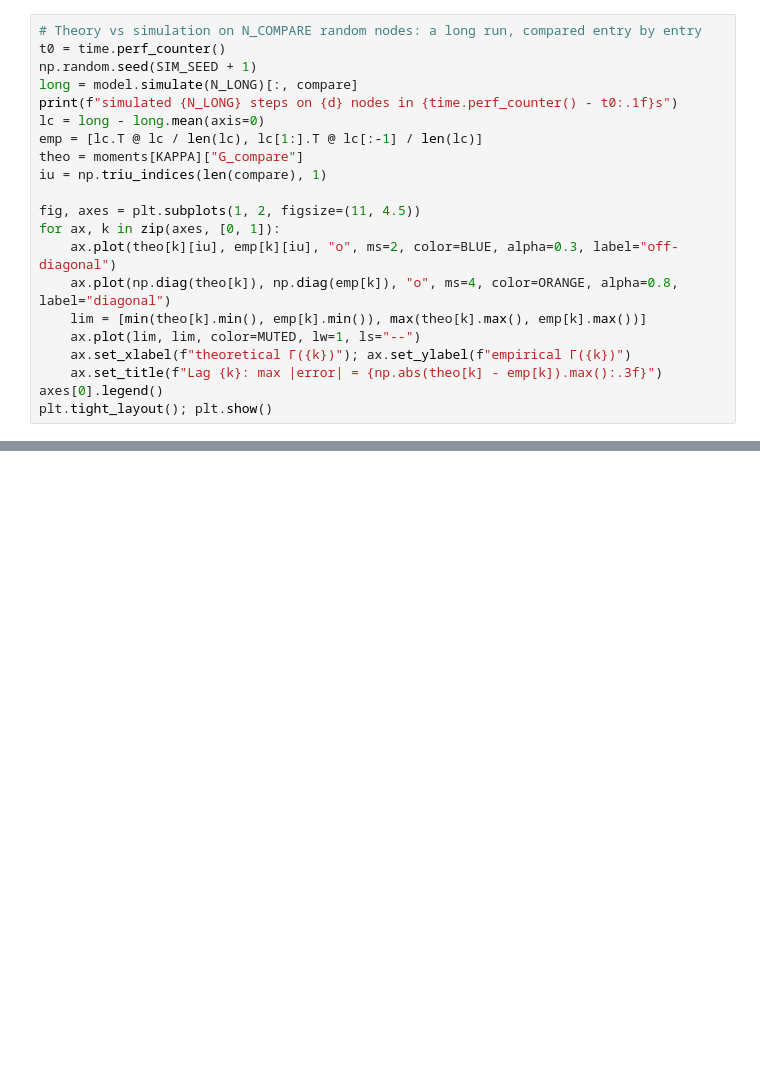
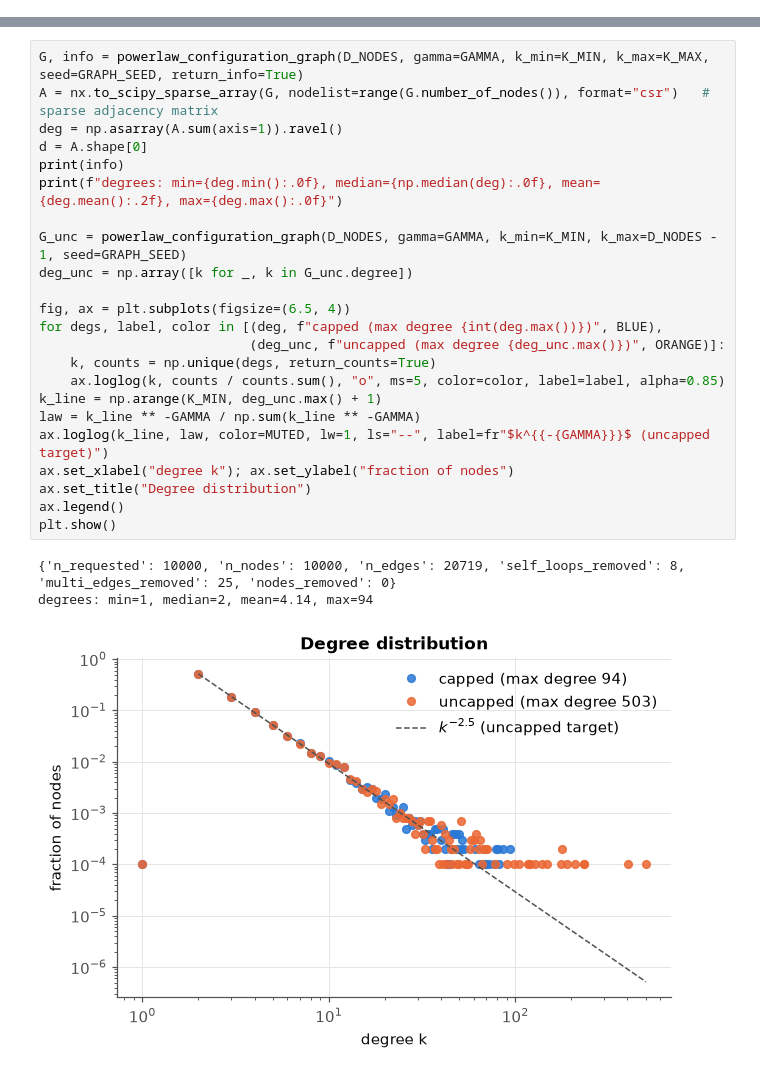
Before and after one commit to LorenzoFerri01/GNAR-Python, a Jupyter notebook: examples/kappa_gnar.ipynb, the cells around one changed output, grey strips where cells are left out. Drawn from its saved outputs; the diff is of its cells as text; blank space fills up the shorter version.

```diff
--- a/examples/kappa_gnar.ipynb
+++ b/examples/kappa_gnar.ipynb
@@ -418,21 +0,0 @@ BFS from 300 sources: 0.25s
-# %%
-# Theory vs simulation on N_COMPARE random nodes: a long run, compared entry by entry
-t0 = time.perf_counter()
-np.random.seed(SIM_SEED + 1)
-long = model.simulate(N_LONG)[:, compare]
-print(f"simulated {N_LONG} steps on {d} nodes in {time.perf_counter() - t0:.1f}s")
-lc = long - long.mean(axis=0)
-emp = [lc.T @ lc / len(lc), lc[1:].T @ lc[:-1] / len(lc)]
-theo = moments[KAPPA]["G_compare"]
-iu = np.triu_indices(len(compare), 1)
-
-fig, axes = plt.subplots(1, 2, figsize=(11, 4.5))
-for ax, k in zip(axes, [0, 1]):
-    ax.plot(theo[k][iu], emp[k][iu], "o", ms=2, color=BLUE, alpha=0.3, label="off-diagonal")
-    ax.plot(np.diag(theo[k]), np.diag(emp[k]), "o", ms=4, color=ORANGE, alpha=0.8, label="diagonal")
-    lim = [min(theo[k].min(), emp[k].min()), max(theo[k].max(), emp[k].max())]
-    ax.plot(lim, lim, color=MUTED, lw=1, ls="--")
-    ax.set_xlabel(f"theoretical Γ({k})"); ax.set_ylabel(f"empirical Γ({k})")
-    ax.set_title(f"Lag {k}: max |error| = {np.abs(theo[k] - emp[k]).max():.3f}")
-axes[0].legend()
-plt.tight_layout(); plt.show()
@@ -448,0 +83,27 @@ simulated 20000 steps on 10000 nodes in 2.5s
+# %%
+G, info = powerlaw_configuration_graph(D_NODES, gamma=GAMMA, k_min=K_MIN, k_max=K_MAX, seed=GRAPH_SEED, return_info=True)
+A = nx.to_scipy_sparse_array(G, nodelist=range(G.number_of_nodes()), format="csr")   # sparse adjacency matrix
+deg = np.asarray(A.sum(axis=1)).ravel()
+d = A.shape[0]
+print(info)
+print(f"degrees: min={deg.min():.0f}, median={np.median(deg):.0f}, mean={deg.mean():.2f}, max={deg.max():.0f}")
+
+G_unc = powerlaw_configuration_graph(D_NODES, gamma=GAMMA, k_min=K_MIN, k_max=D_NODES - 1, seed=GRAPH_SEED)
+deg_unc = np.array([k for _, k in G_unc.degree])
+
+fig, ax = plt.subplots(figsize=(6.5, 4))
+for degs, label, color in [(deg, f"capped (max degree {int(deg.max())})", BLUE),
+                           (deg_unc, f"uncapped (max degree {deg_unc.max()})", ORANGE)]:
+    k, counts = np.unique(degs, return_counts=True)
+    ax.loglog(k, counts / counts.sum(), "o", ms=5, color=color, label=label, alpha=0.85)
+k_line = np.arange(K_MIN, deg_unc.max() + 1)
+law = k_line ** -GAMMA / np.sum(k_line ** -GAMMA)
+ax.loglog(k_line, law, color=MUTED, lw=1, ls="--", label=fr"$k^{{-{GAMMA}}}$ (uncapped target)")
+ax.set_xlabel("degree k"); ax.set_ylabel("fraction of nodes")
+ax.set_title("Degree distribution")
+ax.legend()
+plt.show()
+# %% [output]
+{'n_requested': 10000, 'n_nodes': 10000, 'n_edges': 20719, 'self_loops_removed': 8, 'multi_edges_removed': 25, 'nodes_removed': 0}
+degrees: min=1, median=2, mean=4.14, max=94
+[figure, added]
```
Also changed, not shown: parts of 42 cells of this notebook.
